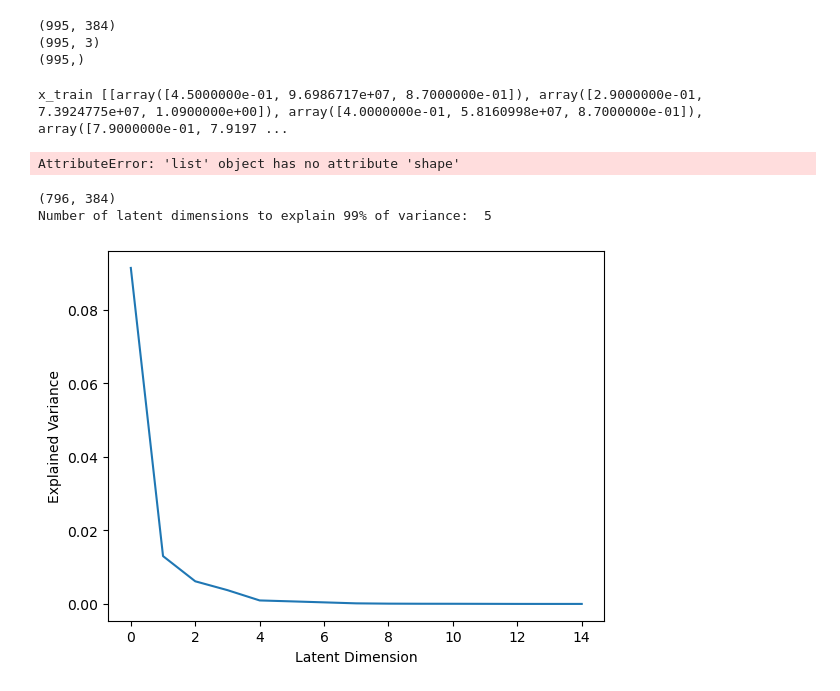
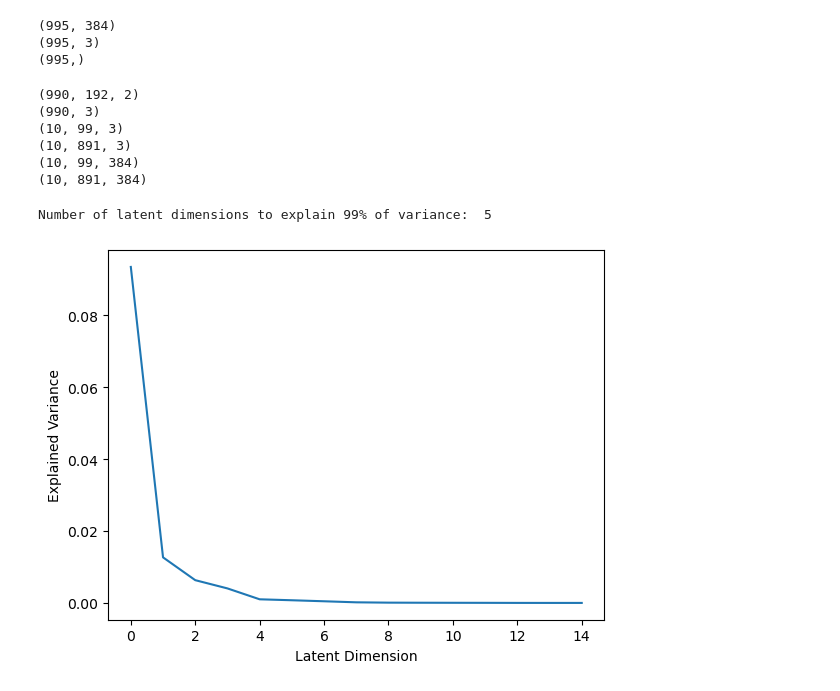
Before and after one commit to Hghn02/Inverse-Design-of-Optimal-Airfoil-Geometry, a Jupyter notebook: model_build.ipynb, the cells around one changed output. Drawn from its saved outputs; the diff is of its cells as text; code cells hidden in the pictures.

```diff
--- a/model_build.ipynb
+++ b/model_build.ipynb
@@ -31,6 +37,14 @@ y_train = []
 y_test = []
 
 k = 10
+remainder = inp_paras.shape[0] % k
+if(remainder != 0):
+    airfoils_opt = airfoils_opt[:-remainder]
+    inp_paras = inp_paras[:-remainder]
+
+print(airfoils_opt.shape)
+print(inp_paras.shape)
+
 kf = KFold(n_splits=k, shuffle=False)
 
 # only need to split one for indices since they have the same amount of airfoils
@@ -38,6 +52,9 @@ for i, (train_index, test_index) in enumerate(kf.split(inp_paras)):
     # print(f"Fold {i}:")
     # print(f"  Train: index={train_index}")
     # print(f"  Test:  index={test_index}")
+
+    # print(len(train_index))
+    # print(len(test_index))
 
     x_train_subsample =[]
     x_test_subsample =[]
@@ -52,17 +69,30 @@ for i, (train_index, test_index) in enumerate(kf.split(inp_paras)):
         x_test_subsample.append(inp_paras[index])
         y_test_subsample.append(airfoils_opt[index])
 
-    x_train.append(x_train_subsample)
-    y_train.append(y_train_subsample)
-    x_test.append(x_test_subsample)
-    y_test.append(y_test_subsample)
+    x_train.append(np.array(x_train_subsample))
+    y_train.append(np.array(y_train_subsample))
+    x_test.append(np.array(x_test_subsample))
+    y_test.append(np.array(y_test_subsample))
+
+    # x_train.append(x_train_subsample)
+    # y_train.append(y_train_subsample)
+    # x_test.append(x_test_subsample)
+    # y_test.append(y_test_subsample)
+
+x_train = np.array(x_train)
+x_test = np.array(x_test)
+
+y_train = np.array(y_train)
+y_test = np.array(y_test)
+y_train = y_train.reshape(y_train.shape[0], y_train.shape[1],-1)
+y_test = y_test.reshape(y_test.shape[0], y_test.shape[1],-1)
+
+print(x_test.shape)
+print(x_train.shape)
+print(y_test.shape)
+print(y_train.shape)
 
 
-print(f"x_train {x_train}")
-print(len(x_test[0]))
-print(f"x_test {x_test}")
-# print(f"y_train {y_train}")
-# print(f"y_test {y_test}")
 
 
 # n = 0.8
@@ -78,28 +108,31 @@ print(f"x_test {x_test}")
 # print(x_test.shape)
 # print(y_train.shape)
 # %% [output]
-x_train [[array([4.5000000e-01, 9.6986717e+07, 8.7000000e-01]), array([2.9000000e-01, 7.3924775e+07, 1.0900000e+00]), array([4.0000000e-01, 5.8160998e+07, 8.7000000e-01]), array([7.9000000e-01, 7.9197 ...
+(990, 192, 2)
+(990, 3)
+(10, 99, 3)
+(10, 891, 3)
+(10, 99, 384)
+(10, 891, 384)
-AttributeError: 'list' object has no attribute 'shape'
 # %%
 
 # PCA for dimension reduction of airfoil geometries
-y_train_new = y_train.reshape(y_train.shape[0],-1)
-print(y_train_new.shape)
+# y_train_new = y_train.reshape(y_train.shape[0],-1)
+# print(y_train_new.shape)
 estimator = decomposition.PCA(n_components=15)
-estimator.fit(y_train_new)
+estimator.fit(y_train[0])
 components_ = estimator.components_
 
 # Scree Plot
 # Plotting the explained variance for each latent dimension
 plt.plot(estimator.explained_variance_)
 plt.ylabel("Explained Variance")
 plt.xlabel("Latent Dimension")
 
 cumulative_explained_var_ratio = np.cumsum(estimator.explained_variance_ratio_)
 num_dims_to99 = np.argmax(cumulative_explained_var_ratio > .99) # Number of dimesnions needed to explain 99% of variance
 print("Number of latent dimensions to explain 99% of variance: ", num_dims_to99)
 # %% [output]
-(796, 384)
 Number of latent dimensions to explain 99% of variance:  5
-[figure, old version]
+[figure, new version]
 # %%
```
Also changed, not shown: parts of 5 cells of this notebook.
